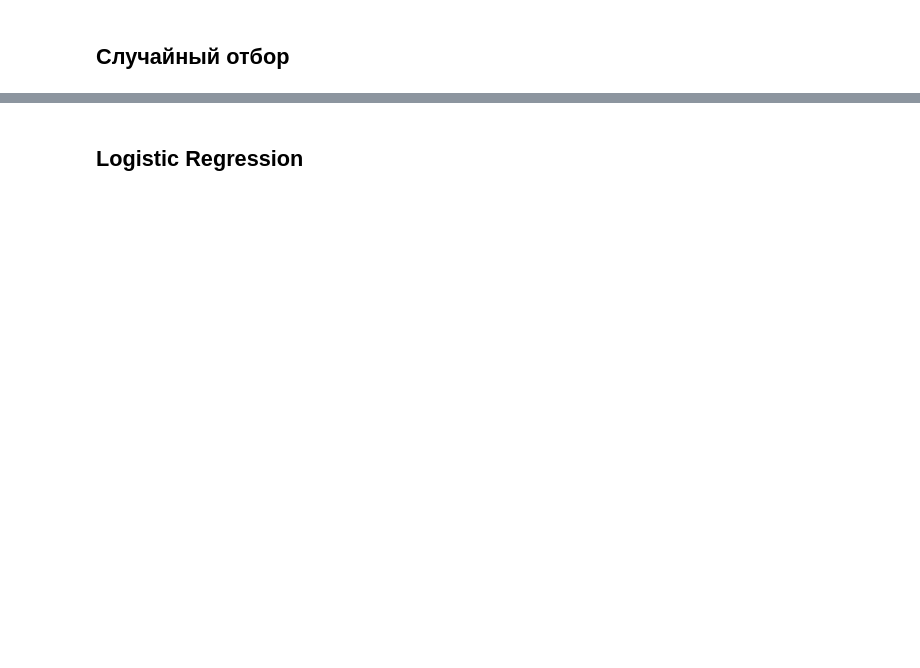
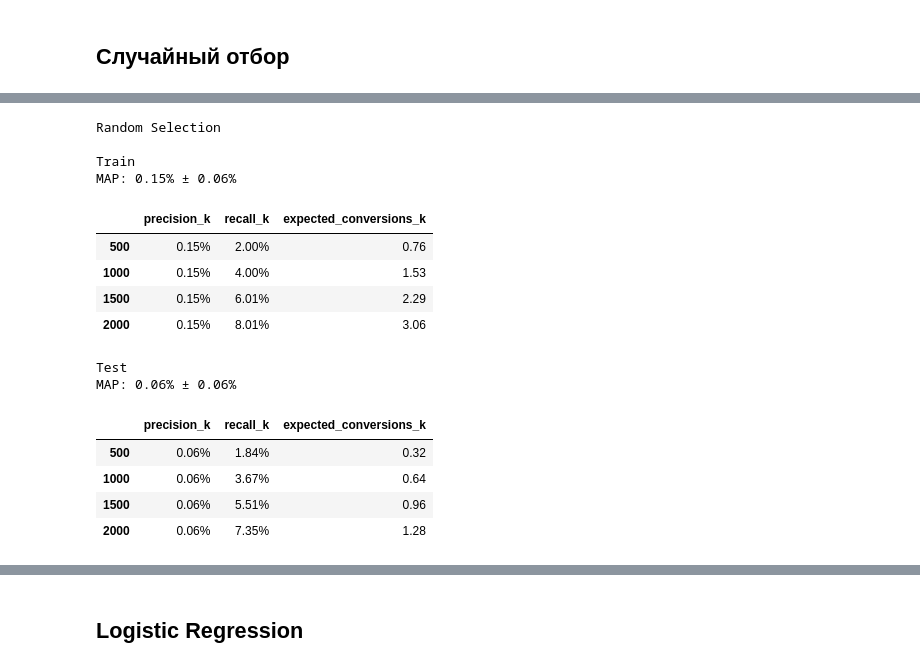
Before and after one commit to andreyerichev/ABD-Final-Project, a Jupyter notebook: analysis/models_altpay5.ipynb, the cells around one changed output, grey strips where cells are left out. Drawn from its saved outputs; the diff is of its cells as text; code cells hidden in the pictures; blank space fills up the shorter version.

```diff
--- a/analysis/models_altpay5.ipynb
+++ b/analysis/models_altpay5.ipynb
@@ -161,0 +38,73 @@ K=2000 | Precision: 0.37% | Recall: 28.15% | Expected Conversions: 7.33
+# %%
+from acquiring_xsell.preprocessing import train_test_month_split
+from acquiring_xsell.metrics import format_metrics
+
+train, test = train_test_month_split(df)
+K_VALUES = [500, 1000, 1500, 2000]
+
+
+monthly_ap_train = train.groupby('month')['target'].mean()
+monthly_ap_test = test.groupby('month')['target'].mean()
+
+monthly_precision_k_train = {}
+monthly_precision_k_test = {}
+
+monthly_recall_k_train = {}
+monthly_recall_k_test = {}
+
+monthly_expected_conversions_train = {}
+monthly_expected_conversions_test = {}
+
+top_k_train = {}
+top_k_test = {}
+
+for k in K_VALUES:
+
+    monthly_precision_k_train[k] = train.groupby('month')['target'].mean()
+    monthly_precision_k_test[k] = test.groupby('month')['target'].mean()
+
+    monthly_recall_k_train[k] = k / train.groupby('month').size()
+    monthly_recall_k_test[k] = k / test.groupby('month').size()
+
+    monthly_expected_conversions_train[k] = train.groupby('month')['target'].mean() * k
+    monthly_expected_conversions_test[k] = test.groupby('month')['target'].mean() * k
+
+    top_k_train[k] = {
+        'precision_k': monthly_precision_k_train[k].mean(),
+        'recall_k': monthly_recall_k_train[k].mean(),
+        'expected_conversions_k': monthly_expected_conversions_train[k].mean()
+    }
+
+    top_k_test[k] = {
+        'precision_k': monthly_precision_k_test[k].mean(),
+        'recall_k': monthly_recall_k_test[k].mean(),
+        'expected_conversions_k': monthly_expected_conversions_test[k].mean()
+    }
+
+
+print("Random Selection")
+
+print("\nTrain")
+print(f"MAP: {monthly_ap_train.mean():.2%} ± {monthly_ap_train.std():.2%}")
+display(format_metrics(pd.DataFrame(top_k_train).T))
+
+print("\nTest")
+print(f"MAP: {monthly_ap_test.mean():.2%} ± {monthly_ap_test.std():.2%}")
+display(format_metrics(pd.DataFrame(top_k_test).T))
+# %% [output]
+Random Selection
+
+Train
+MAP: 0.15% ± 0.06%
+|  | precision_k | recall_k | expected_conversions_k |
+| 500 | 0.15% | 2.00% | 0.76 |
+| 1000 | 0.15% | 4.00% | 1.53 |
+| 1500 | 0.15% | 6.01% | 2.29 |
+| 2000 | 0.15% | 8.01% | 3.06 |
+Test
+MAP: 0.06% ± 0.06%
+|  | precision_k | recall_k | expected_conversions_k |
+| 500 | 0.06% | 1.84% | 0.32 |
+| 1000 | 0.06% | 3.67% | 0.64 |
+| 1500 | 0.06% | 5.51% | 0.96 |
+| 2000 | 0.06% | 7.35% | 1.28 |
```
Also changed, not shown: parts of 78 cells of this notebook, 23 other files.
